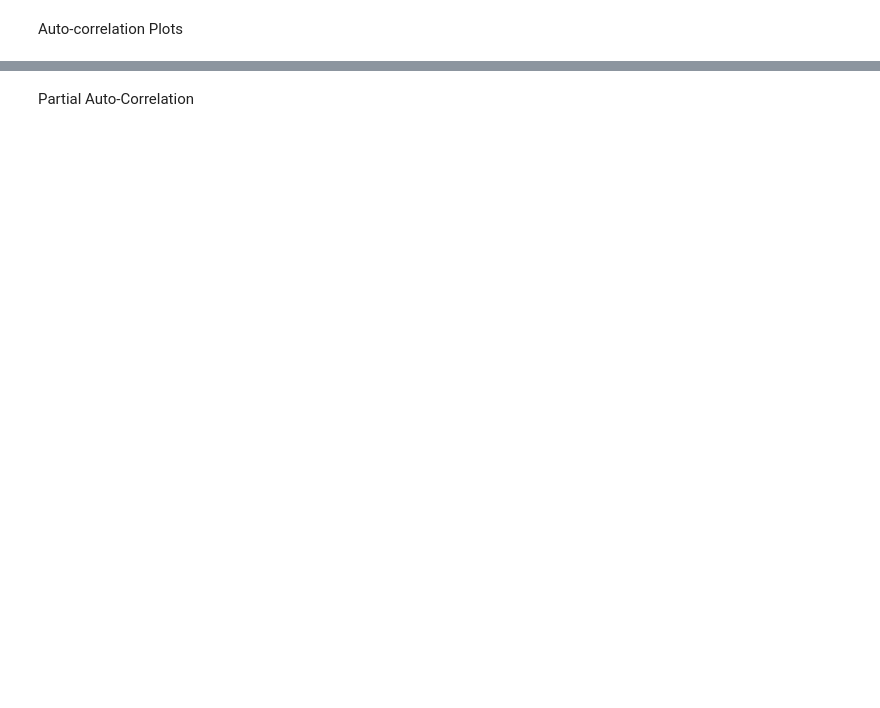
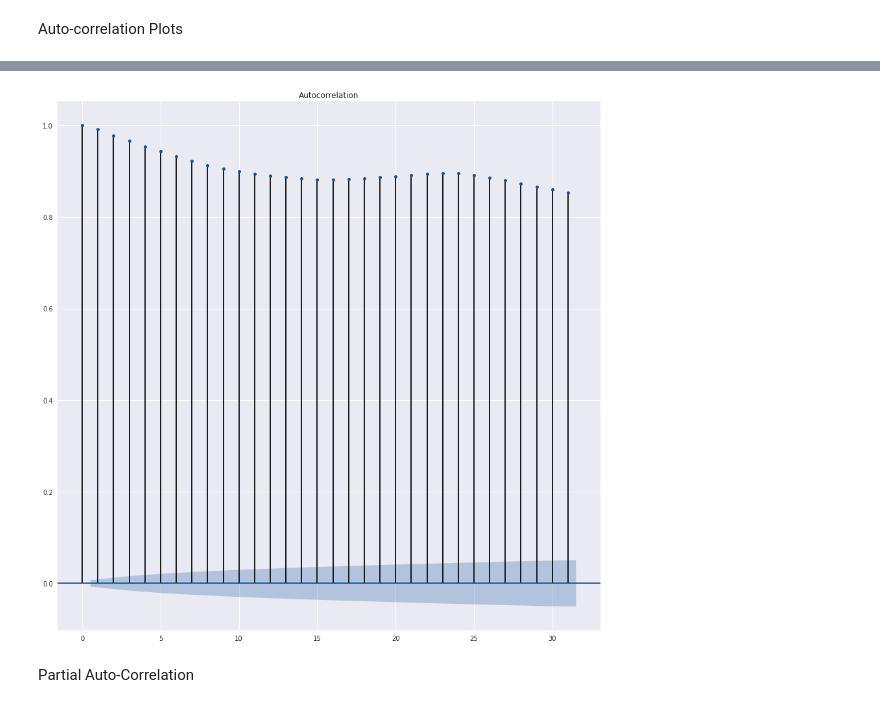
Before and after one commit to Leonardorochagit/Geracao_Energia, a Jupyter notebook: Previsao_GeracaoEnergia_AM.ipynb, the cells around one changed output, grey strips where cells are left out. Cells and saved outputs as stored; diff of their text form; code cells hidden in the pictures; blank space fills up the shorter version.

```diff
--- a/Previsao_GeracaoEnergia_AM.ipynb
+++ b/Previsao_GeracaoEnergia_AM.ipynb
@@ -161,7 +404,9 @@ pyplot.show()
 # %%
 from statsmodels.graphics.tsaplots import plot_acf
-plot_acf(df, lags=31)
+plot_acf(df1, lags=31)
 pyplot.show()
+# %% [output]
+[figure, added]
 # %% [markdown]
 Partial Auto-Correlation
 # %%
```
Also changed, not shown: parts of 48 cells of this notebook.
